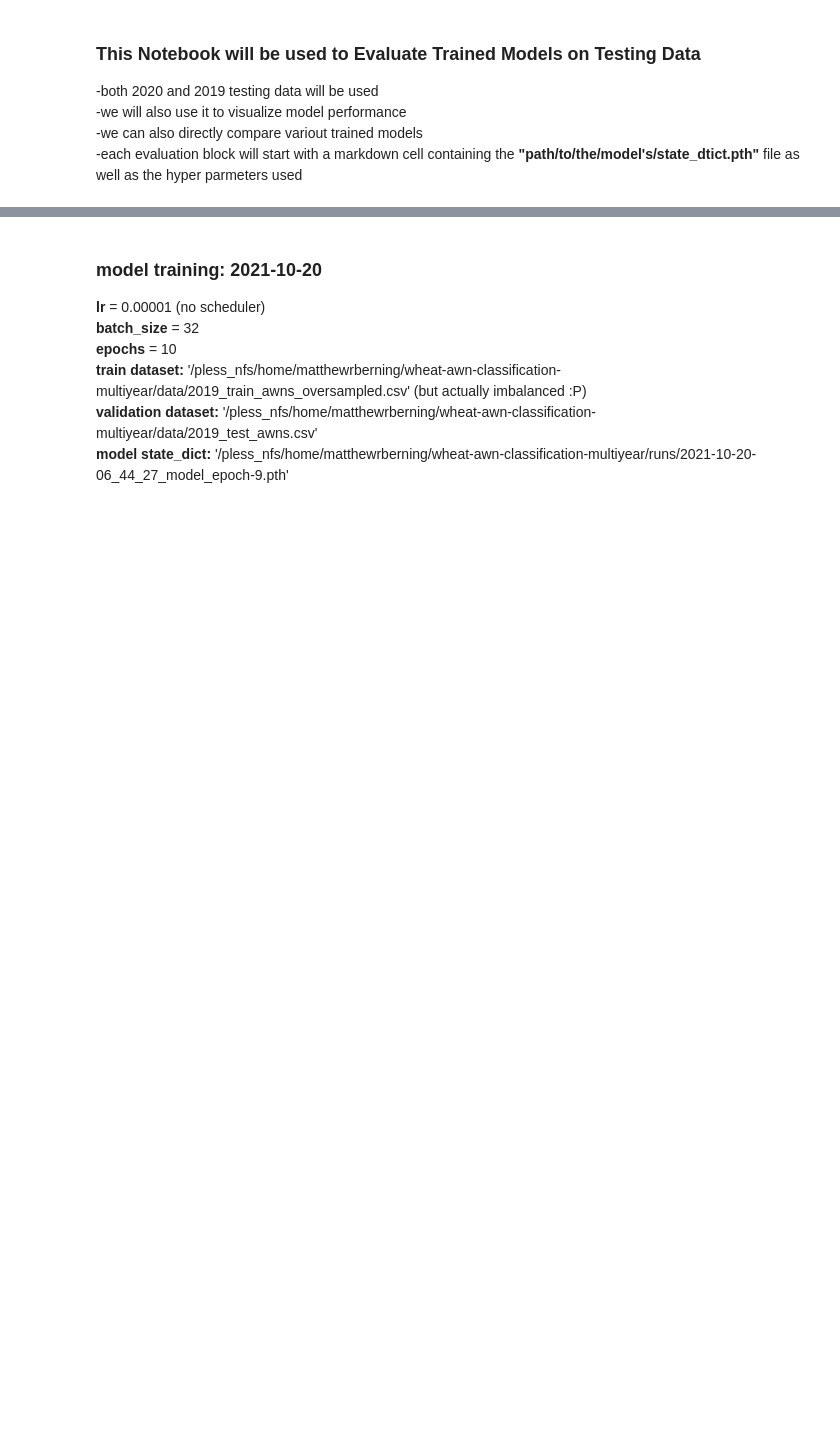
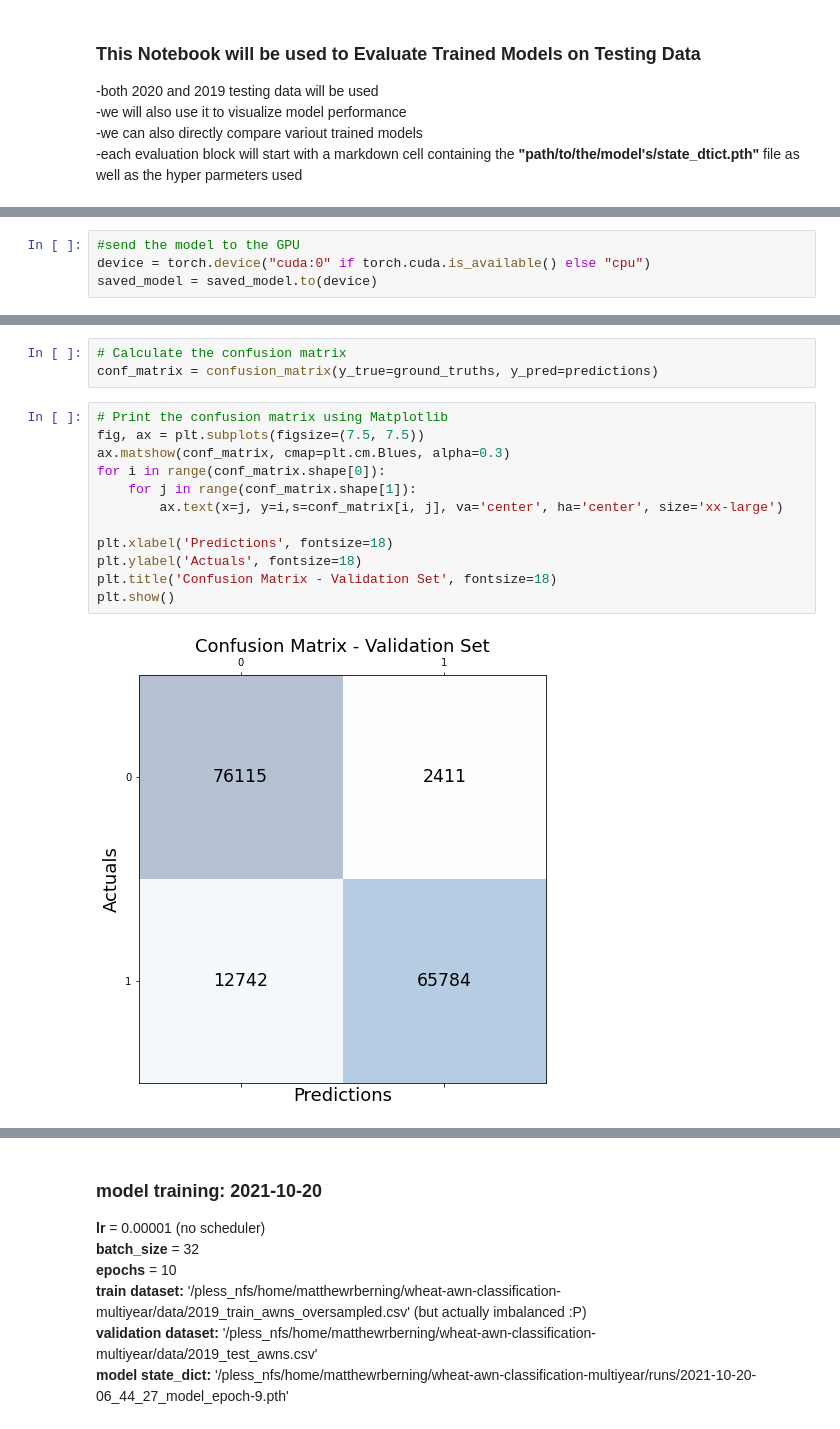
Before and after one commit to matthewrberning/wheat-awn-classification-multiyear, a Jupyter notebook: model/model_evaluation.ipynb, the cells around one changed output, grey strips where cells are left out. Cells and saved outputs as stored; diff of their text form; blank space fills up the shorter version.

```diff
--- a/model/model_evaluation.ipynb
+++ b/model/model_evaluation.ipynb
@@ -73,0 +254,4 @@ file: 2021-10-21-17_52_20_model_epoch-5.pth
+# %%
+#send the model to the GPU
+device = torch.device("cuda:0" if torch.cuda.is_available() else "cpu")
+saved_model = saved_model.to(device)
@@ -73,0 +322,17 @@ file: 2021-10-21-17_52_20_model_epoch-5.pth
+# %%
+# Calculate the confusion matrix
+conf_matrix = confusion_matrix(y_true=ground_truths, y_pred=predictions)
+# %%
+# Print the confusion matrix using Matplotlib
+fig, ax = plt.subplots(figsize=(7.5, 7.5))
+ax.matshow(conf_matrix, cmap=plt.cm.Blues, alpha=0.3)
+for i in range(conf_matrix.shape[0]):
+    for j in range(conf_matrix.shape[1]):
+        ax.text(x=j, y=i,s=conf_matrix[i, j], va='center', ha='center', size='xx-large')
+
+plt.xlabel('Predictions', fontsize=18)
+plt.ylabel('Actuals', fontsize=18)
+plt.title('Confusion Matrix - Validation Set', fontsize=18)
+plt.show()
+# %% [output]
+[figure, added]
```
Also changed, not shown: parts of 16 cells of this notebook.
